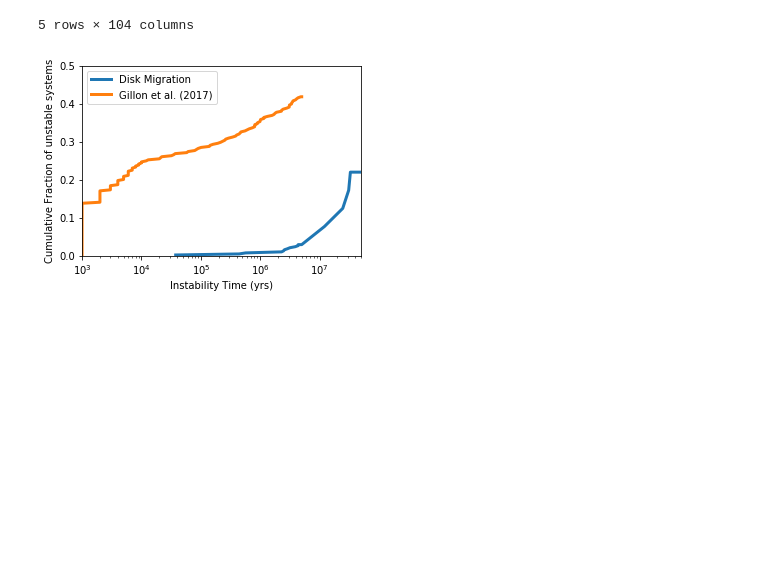
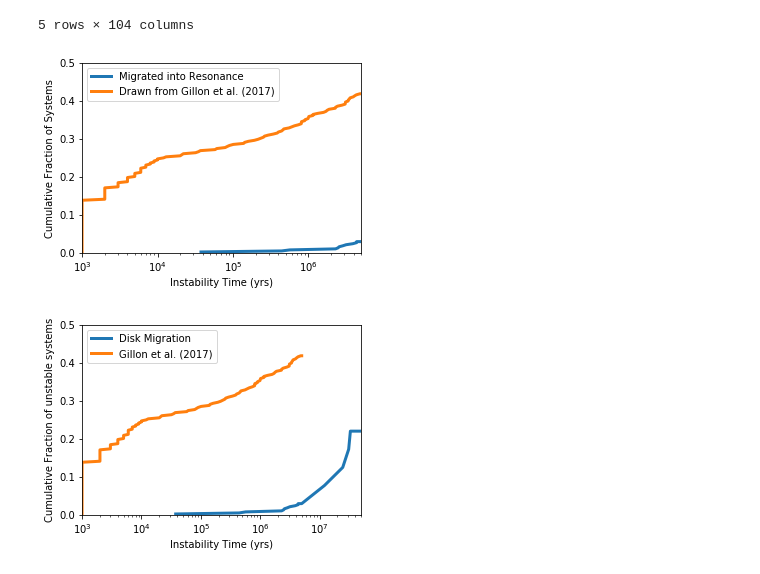
Before and after one commit to dtamayo/trappist, a Jupyter notebook: instabilitytimes.ipynb, the cells around one changed output. Cells and saved outputs as stored; diff of their text form; code cells hidden in the pictures; blank space fills up the shorter version.

```diff
--- a/instabilitytimes.ipynb
+++ b/instabilitytimes.ipynb
@@ -36,6 +36,23 @@ for i,t in enumerate(tsnr):
     if t < 5.e6:
         tot += 1.
     cumsumnr[i] = tot/N
+# %%
+%matplotlib inline
+import matplotlib.pyplot as plt
+#plt.style.use('paper')
+
+fig, ax = plt.subplots(figsize=(5,3.5))
+ax.plot(ts,cumsum, lw=3, label='Migrated into Resonance')
+ax.plot(tsnr, cumsumnr, lw=3,label='Drawn from Gillon et al. (2017)')
+ax.set_xscale('log')
+ax.set_ylim([0,0.5])
+ax.set_xlim([1e3,5e6])
+ax.set_xlabel('Instability Time (yrs)')
+ax.set_ylabel('Cumulative Fraction of Systems')
+ax.legend()
+fig.savefig('instabilitytimes.pdf', bbox_inches='tight')
+# %% [output]
+[figure, added]
 # %%
 %matplotlib inline
 import matplotlib.pyplot as plt
```
Also changed, not shown: parts of 4 cells of this notebook, 5 other files.
